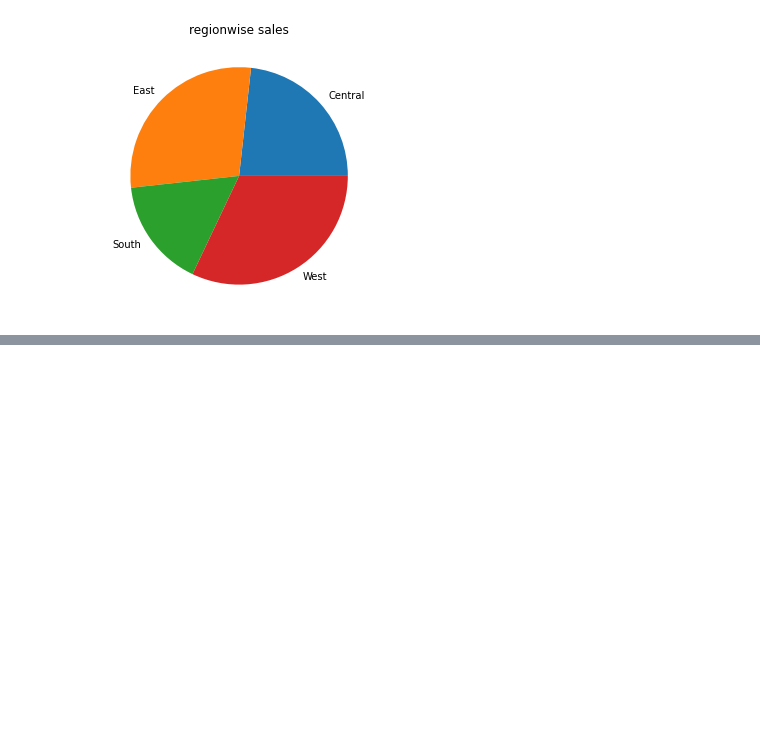
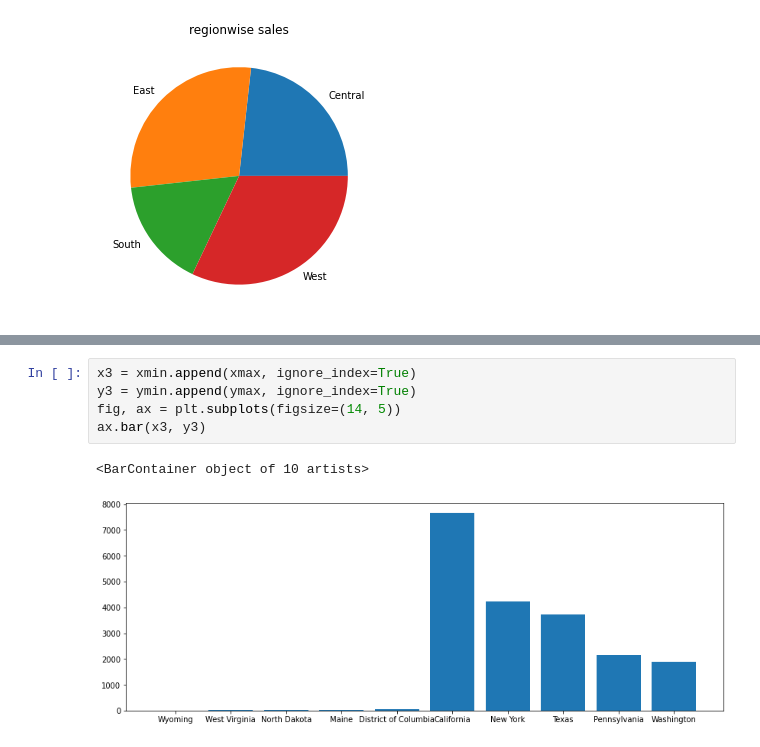
Before and after one commit to sury1999/Data-Analysis-Projects, a Jupyter notebook: Grip_Task_3_Exploratory_Data_Analysis.ipynb, the cells around one changed output, grey strips where cells are left out. Drawn from its saved outputs; the diff is of its cells as text; blank space fills up the shorter version.

```diff
--- a/Grip_Task_3_Exploratory_Data_Analysis.ipynb
+++ b/Grip_Task_3_Exploratory_Data_Analysis.ipynb
@@ -39,0 +56,8 @@ df.groupby('Region')['Profit'].count().plot(kind='pie', figsize=(10,5), title='r
+# %%
+x3 = xmin.append(xmax, ignore_index=True)
+y3 = ymin.append(ymax, ignore_index=True)
+fig, ax = plt.subplots(figsize=(14, 5))
+ax.bar(x3, y3)
+# %% [output]
+<BarContainer object of 10 artists>
+[figure, added]
```
Also changed, not shown: parts of 4 cells of this notebook.
